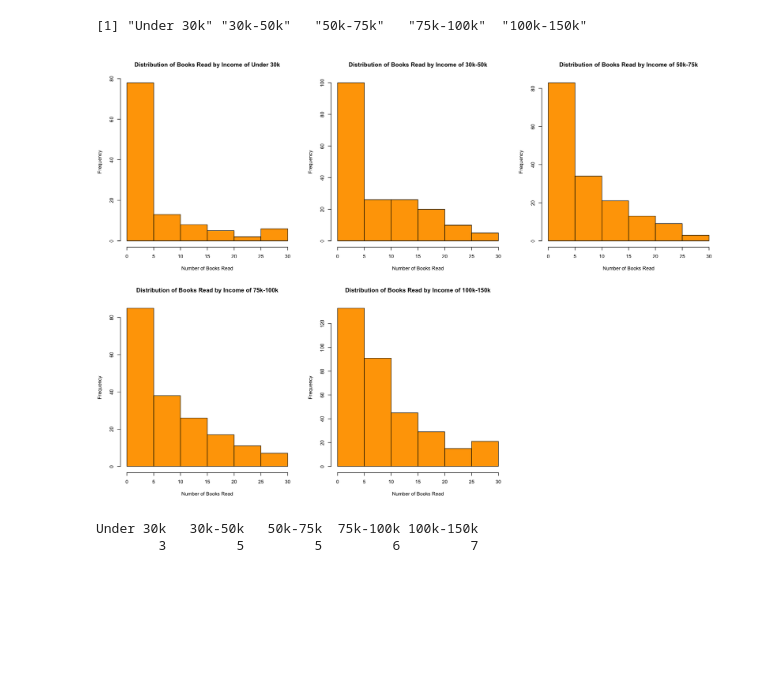
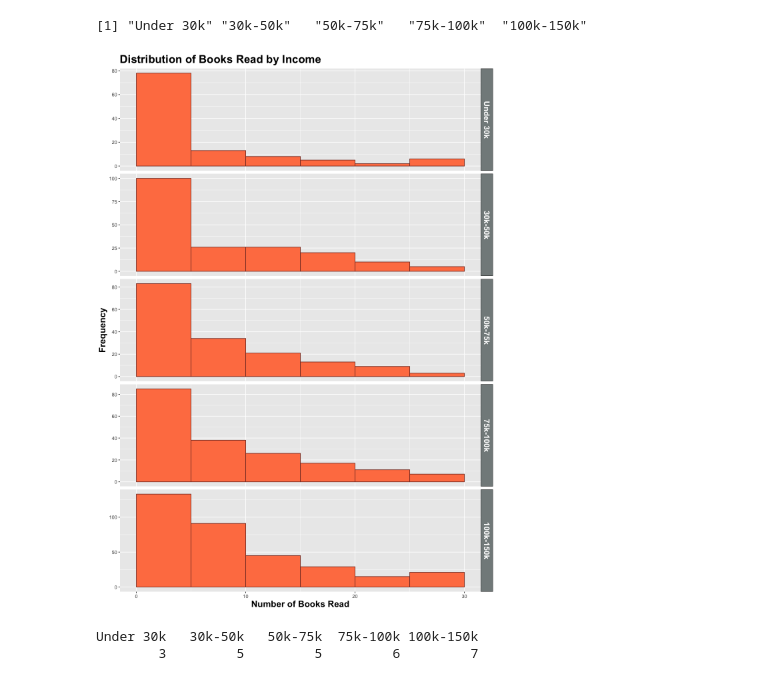
Before and after one commit to dannyjimenez98/Reading-Habits-vs-Income-Analysis, a Jupyter notebook: Reading-vs-Income-Analysis.ipynb, the cells around one changed output. Saved outputs shown, nothing was run; the diff lists cells and outputs as text; code cells hidden in the pictures; blank space fills up the shorter version.

```diff
--- a/Reading-vs-Income-Analysis.ipynb
+++ b/Reading-vs-Income-Analysis.ipynb
@@ -140,15 +164,22 @@ incomes<-unique(df$Incomes)[order(as.numeric(lapply(strsplit(unique(df$Incomes),
 incomes
 # %% [output]
 [1] "Under 30k" "30k-50k"   "50k-75k"   "75k-100k"  "100k-150k"
-# %%
-options(repr.plot.width=14, repr.plot.height=10)
-par(mfrow = c(2, 3))
-# show left-skewed distributions of books read by income level
-invisible(sapply(incomes, function(x) hist(df$NumBooksRead[df$Incomes==x],
-                                 main=paste("Distribution of Books Read by Income of", x),
-                                 xlab="Number of Books Read", col="orange")))
-# %% [output]
-[figure, removed]
+# %%
+options(repr.plot.width=10, repr.plot.height=14)
+
+# show left-skewed distributions of books read by income level
+ggplot(df, aes(x=NumBooksRead)) +
+    geom_histogram(binwidth=5, boundary=0, color="coral4", fill="coral") +
+    labs(title="Distribution of Books Read by Income",
+         x="Number of Books Read", y="Frequency") +
+    facet_grid(factor(Incomes, levels=incomes)~., scales = "free_y") +
+    theme(strip.text = element_text(size = 14, face = "bold", color="white"),
+          axis.title=element_text(size=16,face="bold"),
+          plot.title=element_text(size=20,face="bold"),
+          strip.background=element_rect(color="black",
+                                    fill="azure4"))
+# %% [output]
+[figure, added]
 # %%
 # get median number of books read per income group
 medBooks<-sapply(incomes, function(x) median(df$NumBooksRead[df$Incomes==x]))
```
Also changed, not shown: parts of 8 cells of this notebook.
